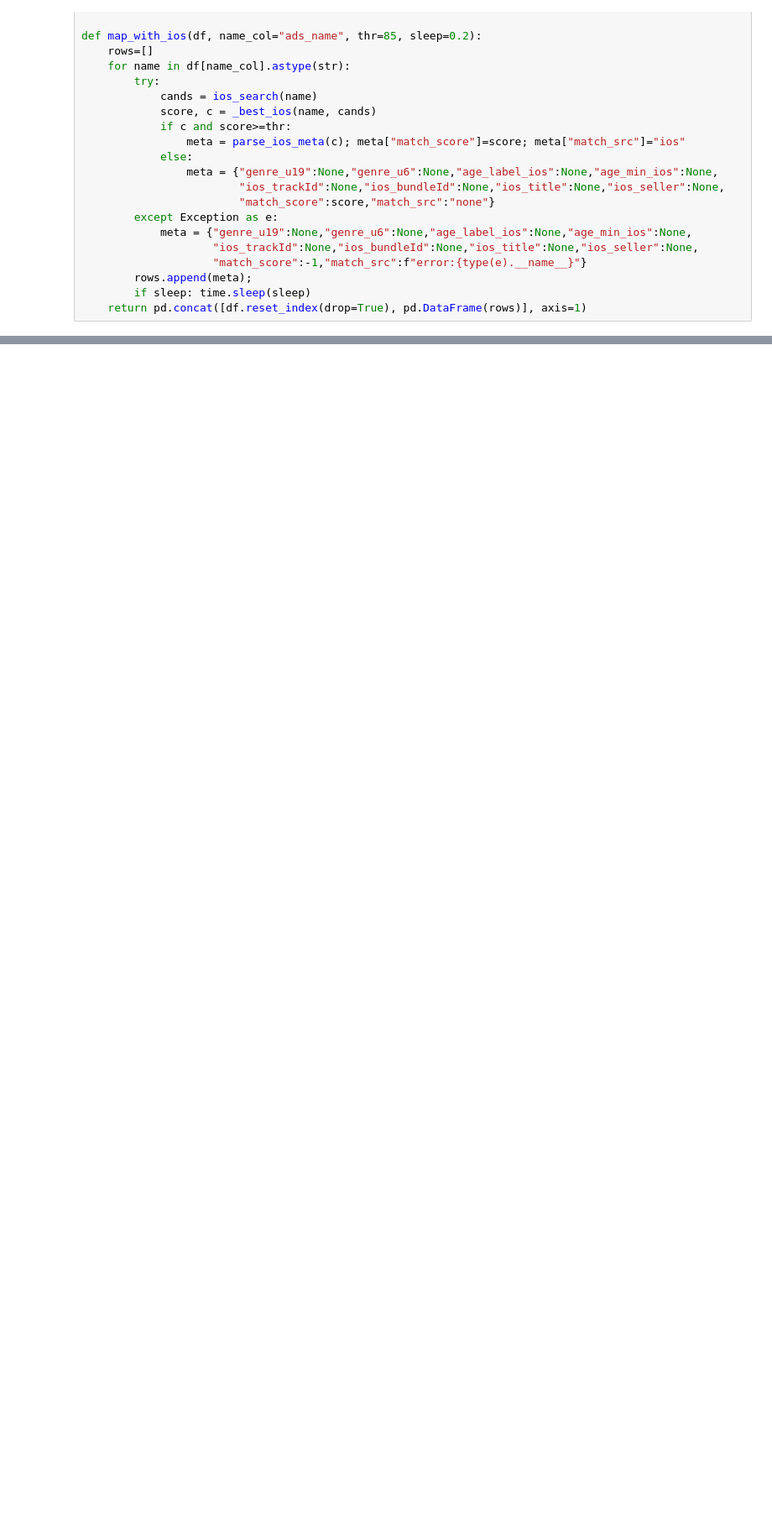
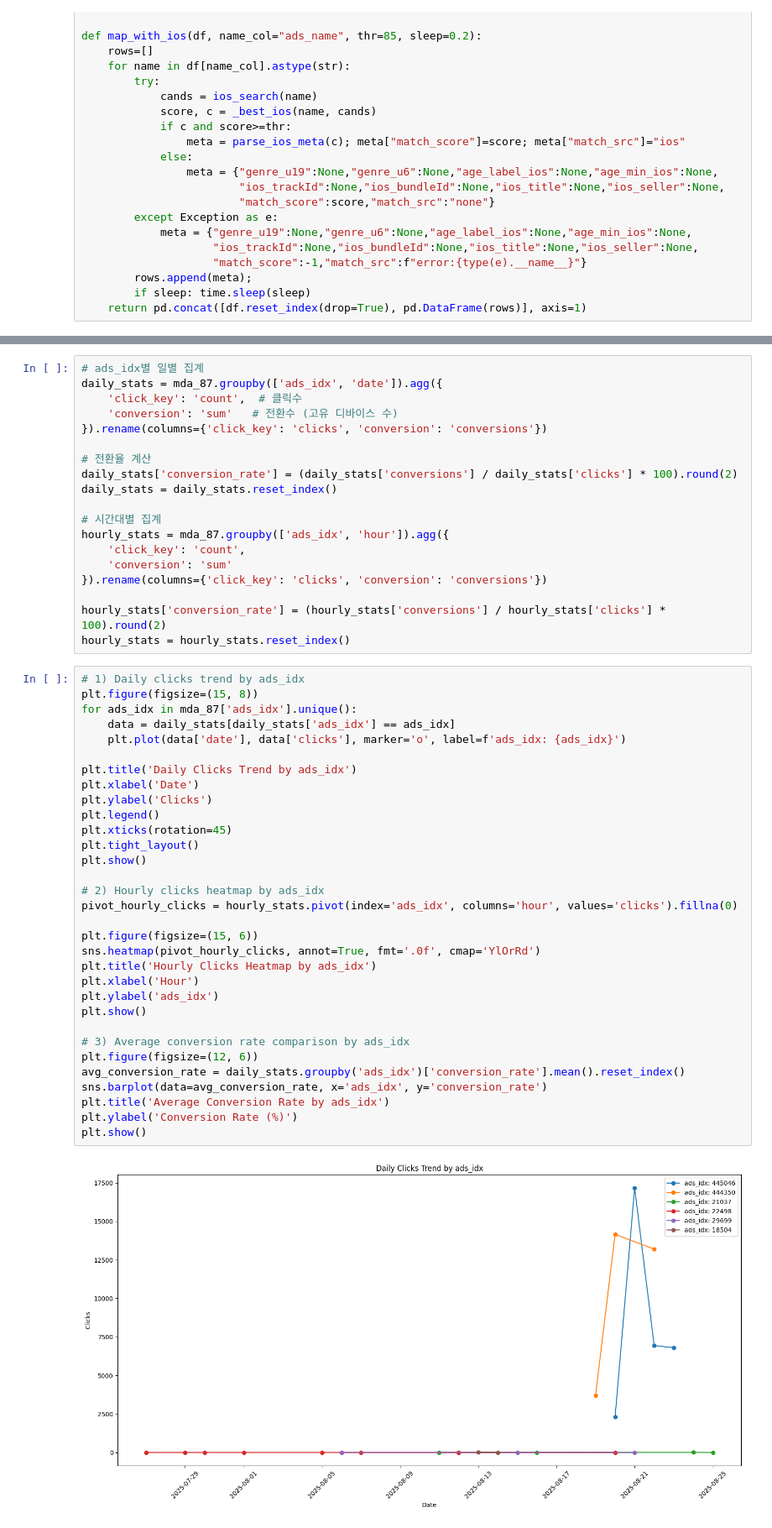
Before and after one commit to sese7414/reward_ads_project, a Jupyter notebook: Jiwon/eda.ipynb, the cells around one changed output, grey strips where cells are left out. Shown at 84% size. Drawn from its saved outputs; the diff is of its cells as text; blank space fills up the shorter version.

```diff
--- a/Jiwon/eda.ipynb
+++ b/Jiwon/eda.ipynb
@@ -788,0 +957,53 @@ def map_with_ios(df, name_col="ads_name", thr=85, sleep=0.2):
+# %%
+# ads_idx별 일별 집계
+daily_stats = mda_87.groupby(['ads_idx', 'date']).agg({
+    'click_key': 'count',  # 클릭수
+    'conversion': 'sum'   # 전환수 (고유 디바이스 수)
+}).rename(columns={'click_key': 'clicks', 'conversion': 'conversions'})
+
+# 전환율 계산
+daily_stats['conversion_rate'] = (daily_stats['conversions'] / daily_stats['clicks'] * 100).round(2)
+daily_stats = daily_stats.reset_index()
+
+# 시간대별 집계
+hourly_stats = mda_87.groupby(['ads_idx', 'hour']).agg({
+    'click_key': 'count',
+    'conversion': 'sum'
+}).rename(columns={'click_key': 'clicks', 'conversion': 'conversions'})
+
+hourly_stats['conversion_rate'] = (hourly_stats['conversions'] / hourly_stats['clicks'] * 100).round(2)
+hourly_stats = hourly_stats.reset_index()
+# %%
+# 1) Daily clicks trend by ads_idx
+plt.figure(figsize=(15, 8))
+for ads_idx in mda_87['ads_idx'].unique():
+    data = daily_stats[daily_stats['ads_idx'] == ads_idx]
+    plt.plot(data['date'], data['clicks'], marker='o', label=f'ads_idx: {ads_idx}')
+
+plt.title('Daily Clicks Trend by ads_idx')
+plt.xlabel('Date')
+plt.ylabel('Clicks')
+plt.legend()
+plt.xticks(rotation=45)
+plt.tight_layout()
+plt.show()
+
+# 2) Hourly clicks heatmap by ads_idx
+pivot_hourly_clicks = hourly_stats.pivot(index='ads_idx', columns='hour', values='clicks').fillna(0)
+
+plt.figure(figsize=(15, 6))
+sns.heatmap(pivot_hourly_clicks, annot=True, fmt='.0f', cmap='YlOrRd')
+plt.title('Hourly Clicks Heatmap by ads_idx')
+plt.xlabel('Hour')
+plt.ylabel('ads_idx')
+plt.show()
+
+# 3) Average conversion rate comparison by ads_idx
+plt.figure(figsize=(12, 6))
+avg_conversion_rate = daily_stats.groupby('ads_idx')['conversion_rate'].mean().reset_index()
+sns.barplot(data=avg_conversion_rate, x='ads_idx', y='conversion_rate')
+plt.title('Average Conversion Rate by ads_idx')
+plt.ylabel('Conversion Rate (%)')
+plt.show()
+# %% [output]
+[figure, added]
```
Also changed, not shown: parts of 70 cells of this notebook.
